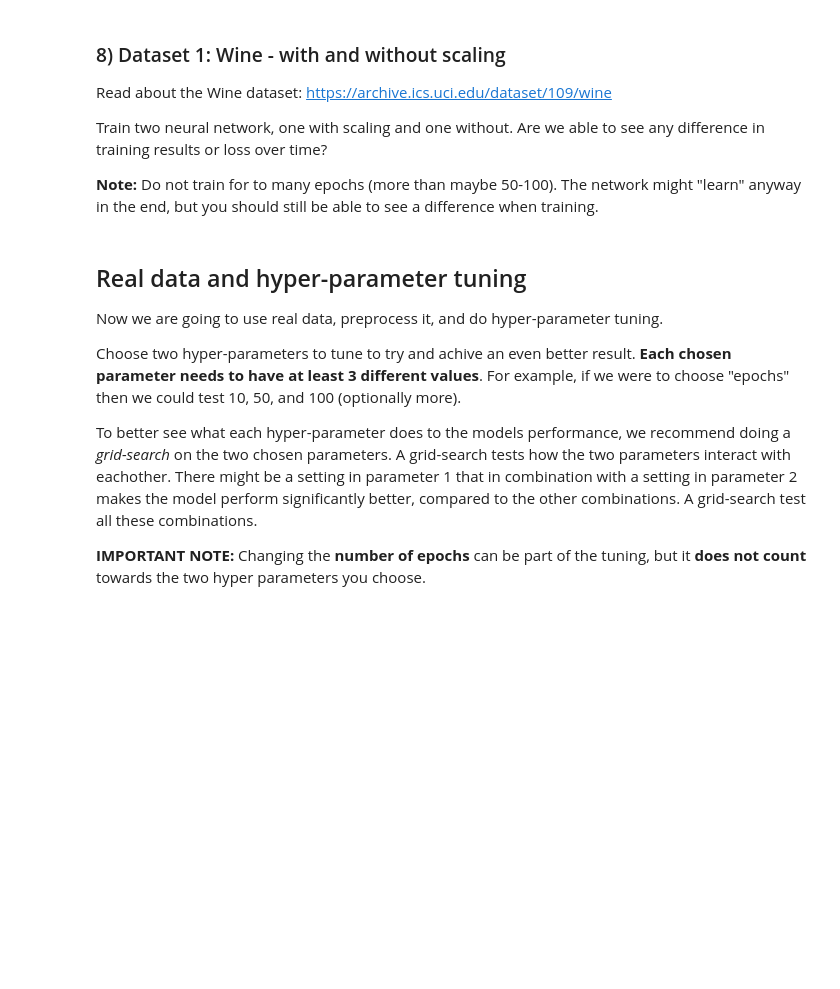
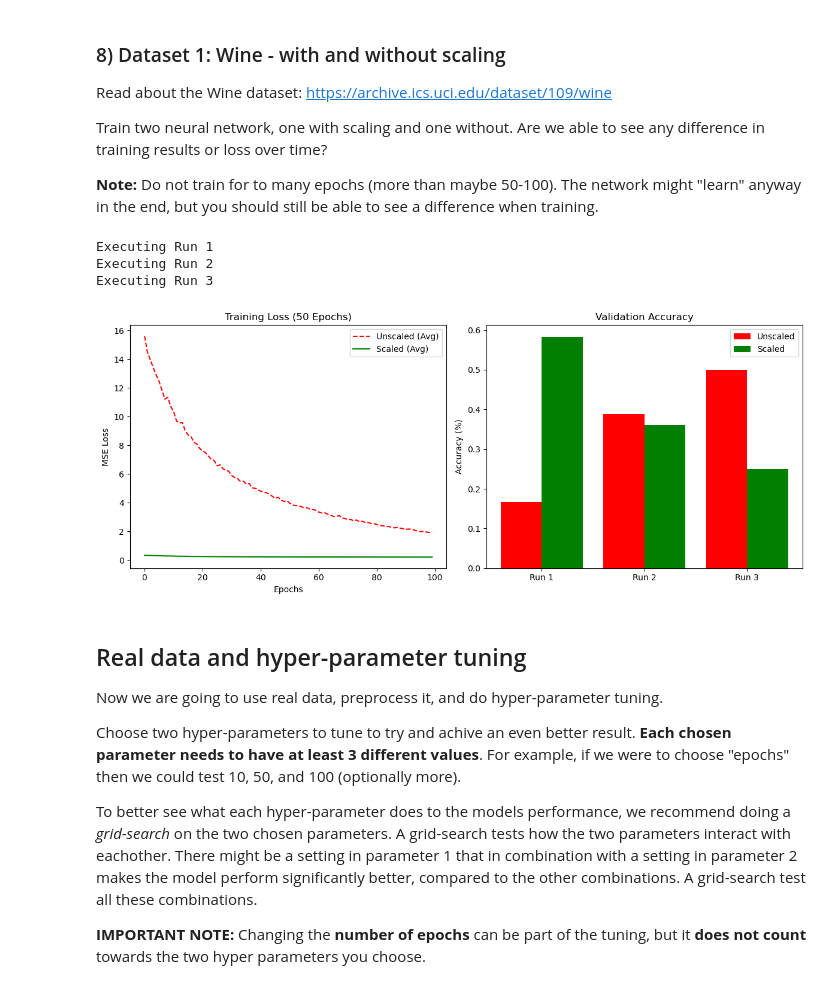
Before and after one commit to EdiOne07/Neural_Network, a Jupyter notebook: ML-Assignment 3/ML-Assignment 3 - Student names.ipynb, the cells around one changed output. Drawn from its saved outputs; the diff is of its cells as text; code cells hidden in the pictures; blank space fills up the shorter version.

```diff
--- a/ML-Assignment 3/ML-Assignment 3 - Student names.ipynb
+++ b/ML-Assignment 3/ML-Assignment 3 - Student names.ipynb
@@ -209,7 +209,7 @@ class NeuralNet(object):
         # NOTE: The "neurons" parameter is given as a list.
         # E.g., [4, 8, 4] means 4 neurons in layer 1, 8 neurons in layer 2 etc...
 
-        self.weights = [np.random.normal(0,2,(n, m)) for n,m in
+        self.weights = [np.random.normal(0,0.1,(n, m)) for n,m in
                    zip([input_dim] + neurons, neurons + [output_dim])]
 
         # Bias for each neuron in every layer (start with zeros)
@@ -250,6 +250,8 @@ class NeuralNet(object):
         loss = MSE_loss(activation,y)
         d_activations = d_MSE_loss(activation,y) # NOTE: The final output can be "seen as" the final activations, thus the name.
 
+            #loss=d_Binary_CE(activation,y)
+            #d_activations=d_Binary_CE(activation,y)
         # ---------- Backward pass ----------
         for i in reversed(range(len(self.weights))):
             layer_weights = self.weights[i]
@@ -395,20 +398,71 @@ Train two neural network, one with scaling and one without. Are we able to see a
 # %%
 from sklearn import preprocessing # For one-hot-encoding and scaling if needed
 from sklearn.model_selection import train_test_split
 
-data_wine = pd.read_csv("wine.csv").to_numpy()
+data_wine = pd.read_csv("wine.csv",skiprows=[1])
 
-# TODO: Set up the data and split it into train and test-sets.
+def calc_acc(model,xt,yt):
+        preds=np.argmax(model.forward(xt),axis=1)
+        real=np.argmax(yt,axis=1)
+        return np.mean(preds==real)
 
-# TODO: Train and test your neural networks.
-# NOTE: Use the same train/test split for both neural network models!
+x=data_wine.iloc[:,:-1].values
+y=data_wine.iloc[:,-1].values
+y_indices=(y-1).astype(int)
+y_onehot=np.eye(3)[y_indices]
+scaler=preprocessing.StandardScaler()
+x_scaled=scaler.fit_transform(x)
 
 # TODO: Do the above at least 3 times
 # NOTE: Use loops here!
+all_unscaled_loss=[]
+all_scaled_loss=[]
+final_acc_unscaled=[]
+final_acc_scaled=[]
+for i in range(3):
+    print(f"Executing Run {i+1} ")
+    indices=np.arange(len(x))
+    idx_train,idx_val=train_test_split(indices,test_size=0.2,random_state=i)
 
+    x_train,x_val=x[idx_train],x[idx_val]
+    x_train_s,x_val_s=x_scaled[idx_train],x_scaled[idx_val]
+    y_train,y_val=y_onehot[idx_train],y_onehot[idx_val]
+    neural_network_unscaled= NeuralNet(input_dim=13,output_dim=3,neurons=[8,8])
+    neural_network_scaled= NeuralNet(input_dim=13,output_dim=3,neurons=[8,8])
+    unscaled_loss=neural_network_unscaled.train_net(x_train, y_train,epochs=100,learning_rate=1e-6)
+    all_unscaled_loss.append(unscaled_loss)
+    scaled_loss=neural_network_scaled.train_net(x_train_s, y_train,epochs=100,learning_rate=1e-2)
+    all_scaled_loss.append(scaled_loss)
+    final_acc_unscaled.append(calc_acc(neural_network_unscaled,x_val,y_val))
+    final_acc_scaled.append(calc_acc(neural_network_scaled,x_val_s,y_val))
+plt.figure(figsize=(12, 5))
+plt.subplot(1, 2, 1)
+plt.plot(np.mean(all_unscaled_loss, axis=0), label='Unscaled (Avg)', color='red', linestyle='--')
+plt.plot(np.mean(all_scaled_loss, axis=0), label='Scaled (Avg)', color='green')
+plt.title('Training Loss (50 Epochs)')
+plt.xlabel('Epochs')
+plt.ylabel('MSE Loss')
+plt.legend()
+plt.subplot(1, 2, 2)
+labels = ['Run 1', 'Run 2', 'Run 3']
+x = np.arange(len(labels))
+plt.bar(x - 0.2, final_acc_unscaled, 0.4, label='Unscaled', color='red')
+plt.bar(x + 0.2, final_acc_scaled, 0.4, label='Scaled', color='green')
+plt.xticks(x, labels)
+plt.ylabel('Accuracy (%)')
+plt.title('Validation Accuracy')
+plt.legend()
+
+plt.tight_layout()
+plt.show()
 # TODO: Plot the results with matplotlib (plt)
 # NOTE: One combined lineplot with the scaling and one without the scaling, 2 plots in total.
 # NOTE: Plot both the accuracy and the loss!
+# %% [output]
+Executing Run 1
+Executing Run 2
+Executing Run 3
+[figure, added]
 # %% [markdown]
 ## Real data and hyper-parameter tuning
 
```
Also changed, not shown: parts of 1 cell of this notebook.
